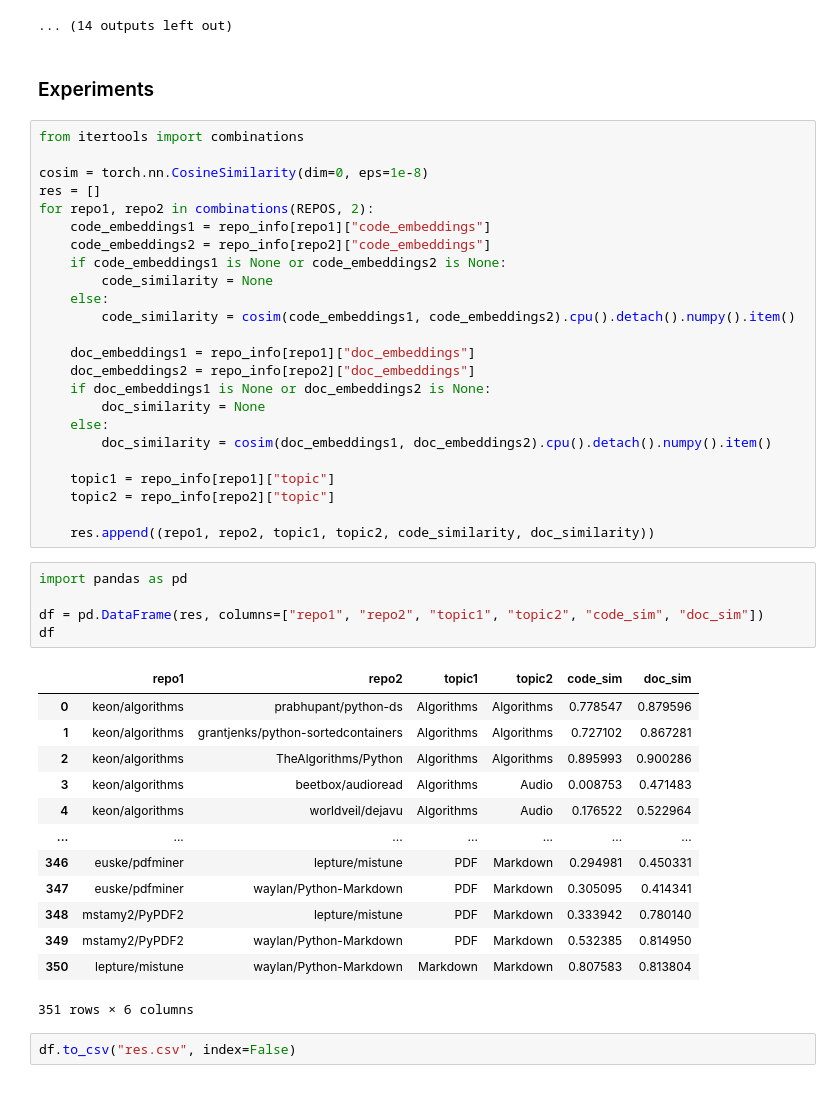
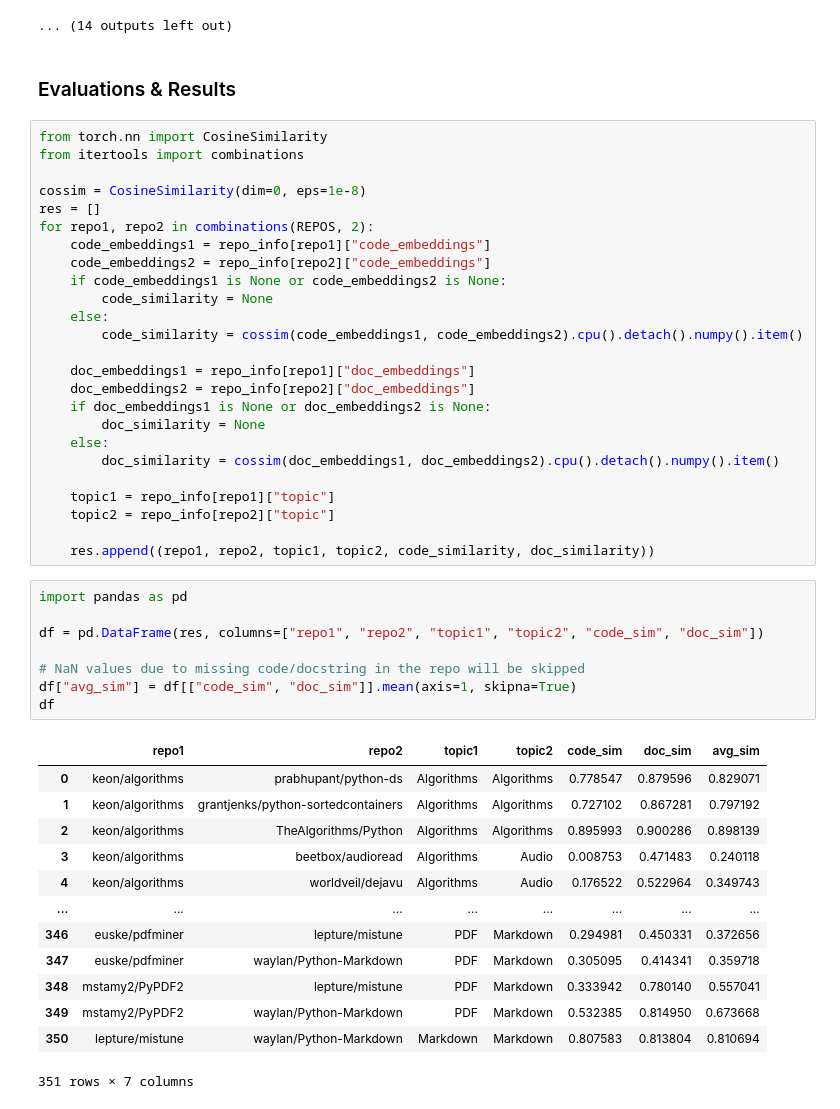
Before and after one commit to RepoAnalysis/RepoSim, a Jupyter notebook: notebooks/BiEncoder/UniXCoder.ipynb, the cells around one changed output. Cells and saved outputs as stored; diff of their text form.

```diff
--- a/notebooks/BiEncoder/UniXCoder.ipynb
+++ b/notebooks/BiEncoder/UniXCoder.ipynb
@@ -177,12 +179,13 @@ for repo_name, repo_dict in tqdm(repo_info.items()):
  - Generating embeddings for jiaaro/pydub -
  - Generating embeddings for Parisson/TimeSide -
 ... (14 outputs left out)
-# %% [markdown]
-### Experiments
+# %% [markdown]
+### Evaluations & Results
 # %%
+from torch.nn import CosineSimilarity
 from itertools import combinations
 
-cosim = torch.nn.CosineSimilarity(dim=0, eps=1e-8)
+cossim = CosineSimilarity(dim=0, eps=1e-8)
 res = []
 for repo1, repo2 in combinations(REPOS, 2):
     code_embeddings1 = repo_info[repo1]["code_embeddings"]
@@ -190,14 +193,14 @@ for repo1, repo2 in combinations(REPOS, 2):
     if code_embeddings1 is None or code_embeddings2 is None:
         code_similarity = None
     else:
-        code_similarity = cosim(code_embeddings1, code_embeddings2).cpu().detach().numpy().item()
+        code_similarity = cossim(code_embeddings1, code_embeddings2).cpu().detach().numpy().item()
 
     doc_embeddings1 = repo_info[repo1]["doc_embeddings"]
     doc_embeddings2 = repo_info[repo2]["doc_embeddings"]
     if doc_embeddings1 is None or doc_embeddings2 is None:
         doc_similarity = None
     else:
-        doc_similarity = cosim(doc_embeddings1, doc_embeddings2).cpu().detach().numpy().item()
+        doc_similarity = cossim(doc_embeddings1, doc_embeddings2).cpu().detach().numpy().item()
 
     topic1 = repo_info[repo1]["topic"]
     topic2 = repo_info[repo2]["topic"]
@@ -206,24 +209,25 @@ for repo1, repo2 in combinations(REPOS, 2):
 # %%
 import pandas as pd
 
 df = pd.DataFrame(res, columns=["repo1", "repo2", "topic1", "topic2", "code_sim", "doc_sim"])
+
+# NaN values due to missing code/docstring in the repo will be skipped
+df["avg_sim"] = df[["code_sim", "doc_sim"]].mean(axis=1, skipna=True)
 df
 # %% [output]
-|  | repo1 | repo2 | topic1 | topic2 | code_sim | doc_sim |
-| 0 | keon/algorithms | prabhupant/python-ds | Algorithms | Algorithms | 0.778547 | 0.879596 |
-| 1 | keon/algorithms | grantjenks/python-sortedcontainers | Algorithms | Algorithms | 0.727102 | 0.867281 |
-| 2 | keon/algorithms | TheAlgorithms/Python | Algorithms | Algorithms | 0.895993 | 0.900286 |
-| 3 | keon/algorithms | beetbox/audioread | Algorithms | Audio | 0.008753 | 0.471483 |
-| 4 | keon/algorithms | worldveil/dejavu | Algorithms | Audio | 0.176522 | 0.522964 |
-| ... | ... | ... | ... | ... | ... | ... |
-| 346 | euske/pdfminer | lepture/mistune | PDF | Markdown | 0.294981 | 0.450331 |
-| 347 | euske/pdfminer | waylan/Python-Markdown | PDF | Markdown | 0.305095 | 0.414341 |
-| 348 | mstamy2/PyPDF2 | lepture/mistune | PDF | Markdown | 0.333942 | 0.780140 |
-| 349 | mstamy2/PyPDF2 | waylan/Python-Markdown | PDF | Markdown | 0.532385 | 0.814950 |
-| 350 | lepture/mistune | waylan/Python-Markdown | Markdown | Markdown | 0.807583 | 0.813804 |
+|  | repo1 | repo2 | topic1 | topic2 | code_sim | doc_sim | avg_sim |
+| 0 | keon/algorithms | prabhupant/python-ds | Algorithms | Algorithms | 0.778547 | 0.879596 | 0.829071 |
+| 1 | keon/algorithms | grantjenks/python-sortedcontainers | Algorithms | Algorithms | 0.727102 | 0.867281 | 0.797192 |
+| 2 | keon/algorithms | TheAlgorithms/Python | Algorithms | Algorithms | 0.895993 | 0.900286 | 0.898139 |
+| 3 | keon/algorithms | beetbox/audioread | Algorithms | Audio | 0.008753 | 0.471483 | 0.240118 |
+| 4 | keon/algorithms | worldveil/dejavu | Algorithms | Audio | 0.176522 | 0.522964 | 0.349743 |
+| ... | ... | ... | ... | ... | ... | ... | ... |
+| 346 | euske/pdfminer | lepture/mistune | PDF | Markdown | 0.294981 | 0.450331 | 0.372656 |
+| 347 | euske/pdfminer | waylan/Python-Markdown | PDF | Markdown | 0.305095 | 0.414341 | 0.359718 |
+| 348 | mstamy2/PyPDF2 | lepture/mistune | PDF | Markdown | 0.333942 | 0.780140 | 0.557041 |
+| 349 | mstamy2/PyPDF2 | waylan/Python-Markdown | PDF | Markdown | 0.532385 | 0.814950 | 0.673668 |
+| 350 | lepture/mistune | waylan/Python-Markdown | Markdown | Markdown | 0.807583 | 0.813804 | 0.810694 |
-351 rows × 6 columns
+351 rows × 7 columns
-# %%
-df.to_csv("res.csv", index=False)
 # %%
 # Sort the table based on code semantic similarity
 df.sort_values("code_sim", ascending=False).reset_index(drop=True)
```
Also changed, not shown: parts of 5 cells of this notebook.
